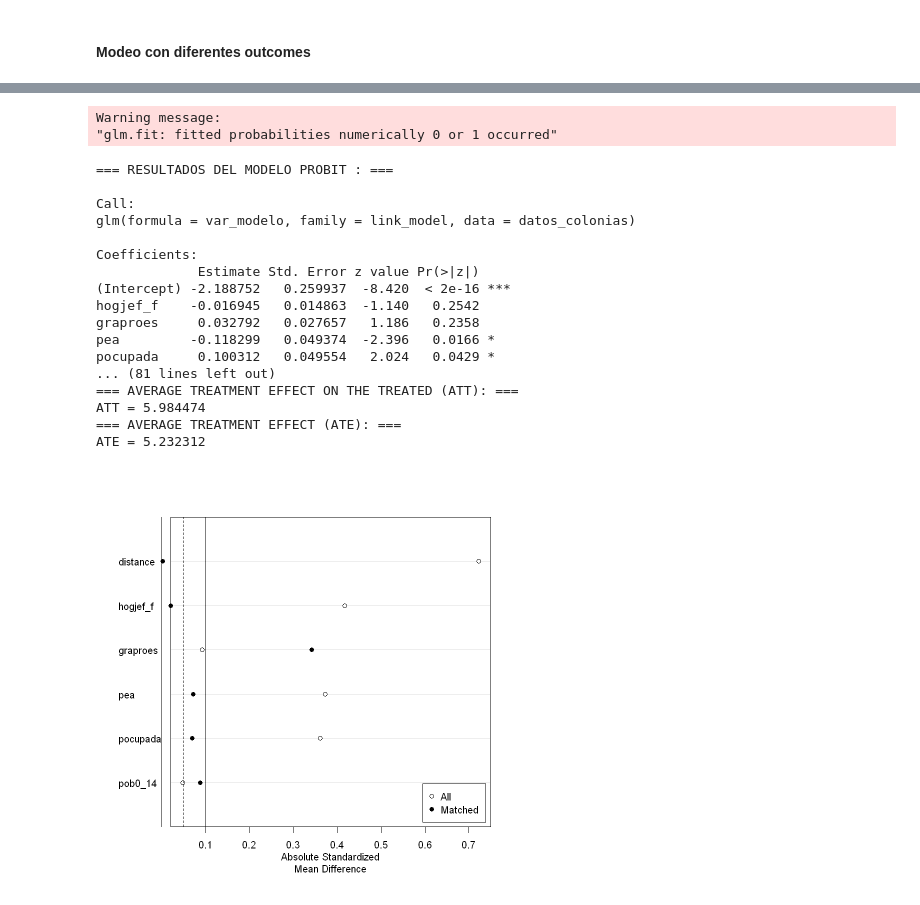
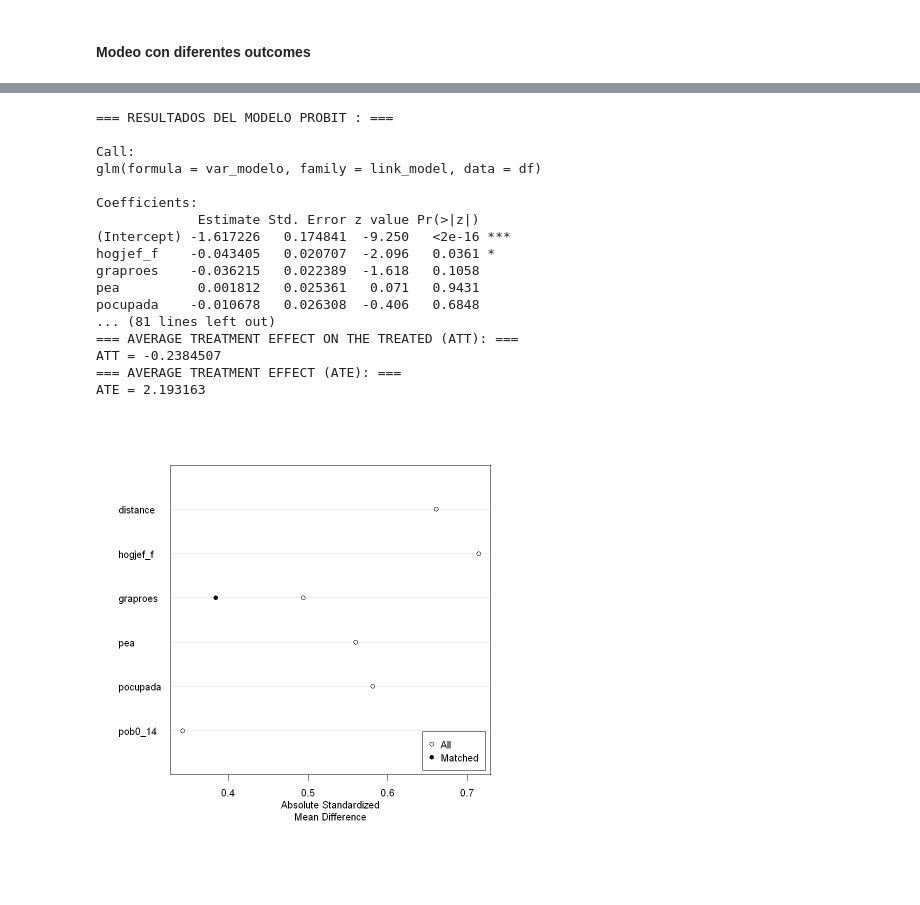
Before and after one commit to claudiodanielpc/proyecto_simi, a Jupyter notebook: scripts/propensity_score.ipynb, the cells around one changed output, grey strips where cells are left out. Cells and saved outputs as stored; diff of their text form; code cells hidden in the pictures; blank space fills up the shorter version.

```diff
--- a/scripts/propensity_score.ipynb
+++ b/scripts/propensity_score.ipynb
@@ -536,24 +529,22 @@ ATE = 1.748117
 # %%
-propscorematch(var_modelo3, binomial(link = "probit"), "pct_1dor")
+propscorematch(var_modelo3, binomial(link = "probit"), "pct_1dor",df=datos_colonias_2010)
 # %% [output]
-Warning message:
-"glm.fit: fitted probabilities numerically 0 or 1 occurred"
+=== RESULTADOS DEL MODELO PROBIT : ===
+
+Call:
+glm(formula = var_modelo, family = link_model, data = df)
+
+Coefficients:
+             Estimate Std. Error z value Pr(>|z|)
+(Intercept) -1.617226   0.174841  -9.250   <2e-16 ***
+hogjef_f    -0.043405   0.020707  -2.096   0.0361 *
+graproes    -0.036215   0.022389  -1.618   0.1058
+pea          0.001812   0.025361   0.071   0.9431
+pocupada    -0.010678   0.026308  -0.406   0.6848
+... (81 lines left out)
+=== AVERAGE TREATMENT EFFECT ON THE TREATED (ATT): ===
+ATT = -0.2384507
+=== AVERAGE TREATMENT EFFECT (ATE): ===
+ATE = 2.193163
-=== RESULTADOS DEL MODELO PROBIT : ===
-
-Call:
-glm(formula = var_modelo, family = link_model, data = datos_colonias)
-
-Coefficients:
-             Estimate Std. Error z value Pr(>|z|)
-(Intercept) -2.188752   0.259937  -8.420  < 2e-16 ***
-hogjef_f    -0.016945   0.014863  -1.140   0.2542
-graproes     0.032792   0.027657   1.186   0.2358
-pea         -0.118299   0.049374  -2.396   0.0166 *
-pocupada     0.100312   0.049554   2.024   0.0429 *
-... (81 lines left out)
-=== AVERAGE TREATMENT EFFECT ON THE TREATED (ATT): ===
-ATT = 5.984474
-=== AVERAGE TREATMENT EFFECT (ATE): ===
-ATE = 5.232312
-[figure, old version]
+[figure, new version]
 # %%
```
Also changed, not shown: parts of 13 cells of this notebook.
